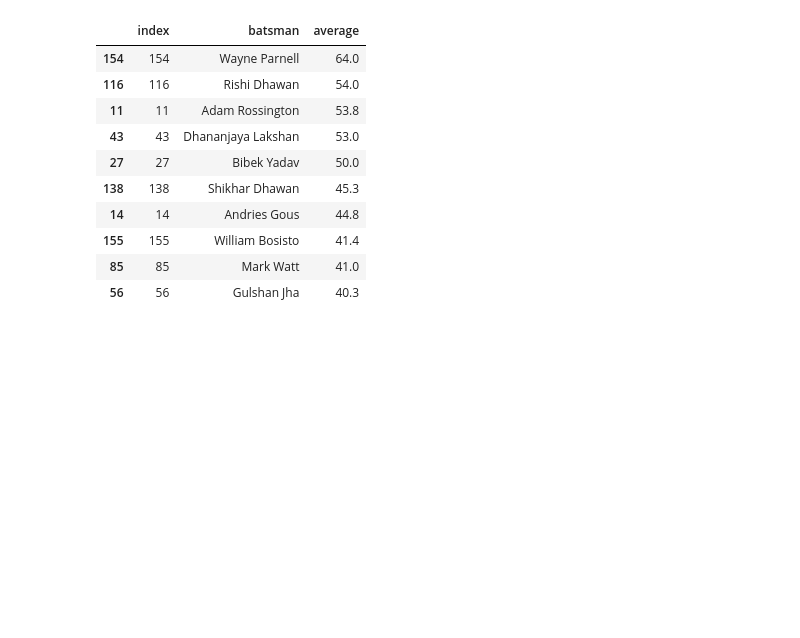
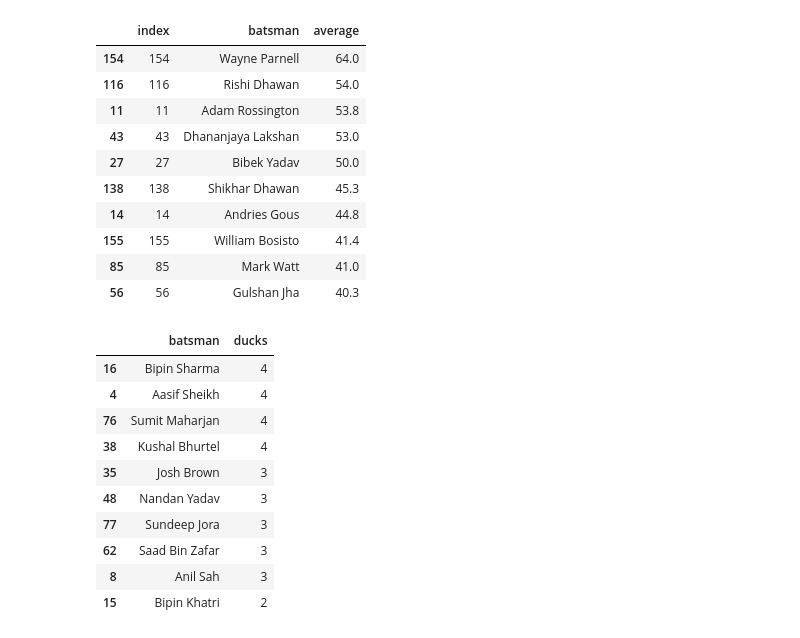
Before and after one commit to thebinodd/data-analysis-of-NPL, a Jupyter notebook: Notebook/BattingStats/battingStats.ipynb, the cells around one changed output. Saved outputs shown, nothing was run; the diff lists cells and outputs as text; code cells hidden in the pictures; blank space fills up the shorter version.

Commit message:
Feat : Most Ducks, Golden Ducks , most catches , runouts , stumping

```diff
--- a/Notebook/BattingStats/battingStats.ipynb
+++ b/Notebook/BattingStats/battingStats.ipynb
@@ -174,3 +174,21 @@ result
 | 155 | 155 | William Bosisto | 41.4 |
 | 85 | 85 | Mark Watt | 41.0 |
 | 56 | 56 | Gulshan Jha | 40.3 |
+# %%
+#Most Ducks
+
+new_df = df.groupby(["match_id" , "batsman"])["batsman_runs"].sum().reset_index(name="runs")
+ducks = new_df[new_df["runs"] == 0]
+ducks.groupby("batsman").size().reset_index(name="ducks").sort_values(by="ducks" , ascending=False).head(10)
+# %% [output]
+|  | batsman | ducks |
+| 16 | Bipin Sharma | 4 |
+| 4 | Aasif Sheikh | 4 |
+| 76 | Sumit Maharjan | 4 |
+| 38 | Kushal Bhurtel | 4 |
+| 35 | Josh Brown | 3 |
+| 48 | Nandan Yadav | 3 |
+| 77 | Sundeep Jora | 3 |
+| 62 | Saad Bin Zafar | 3 |
+| 8 | Anil Sah | 3 |
+| 15 | Bipin Khatri | 2 |
```
Also changed, not shown: parts of 2 cells of this notebook, 11 other files.
